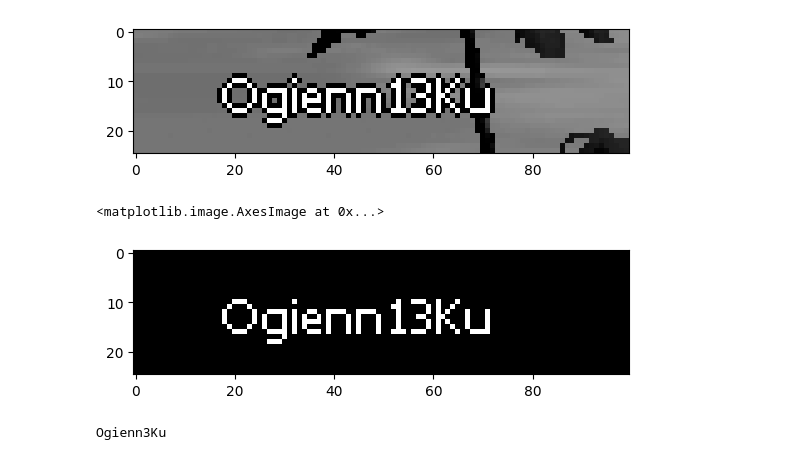
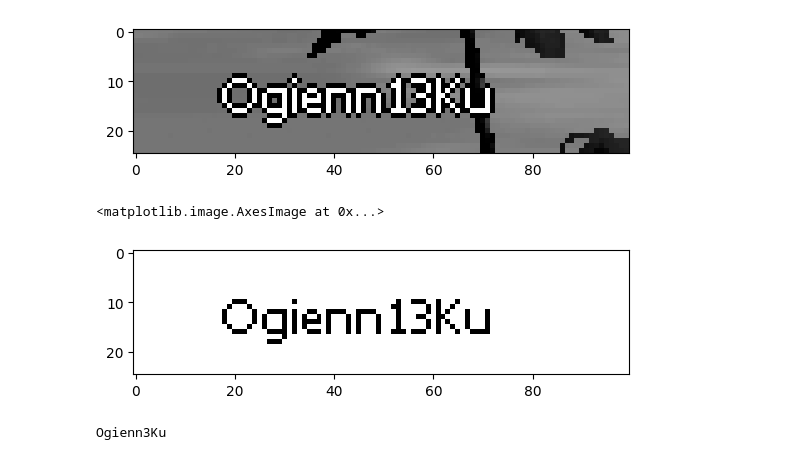
Before and after one commit to hkohko/random_shenags, a Jupyter notebook: small_text_ocr_pytesseract.ipynb, the cells around one changed output. Cells and saved outputs as stored; diff of their text form; code cells hidden in the pictures.

```diff
--- a/small_text_ocr_pytesseract.ipynb
+++ b/small_text_ocr_pytesseract.ipynb
@@ -29,11 +29,13 @@ plt.imshow(roi, "gray")
 # %%
 low = 200
 max_num = 255
 lower_thresh = tuple(low for _ in range(3))
 max_thresh = tuple(max_num for _ in range(3))
-_, thresh = cv.threshold(roi, low, max_num, cv.THRESH_BINARY)
-plt.imshow(thresh, "gray")
+_, thresh = cv.threshold(roi, low, max_num, cv.THRESH_BINARY_INV)
+cv.imwrite(str(APP_DIR.joinpath("img_dark.png")), thresh)
+thresh_gray = cv.cvtColor(thresh, cv.COLOR_BGR2RGB)
+plt.imshow(thresh_gray)
 # %% [output]
 <matplotlib.image.AxesImage at 0x...>
-[figure, old version]
+[figure, new version]
 # %%
```
Also changed, not shown: parts of 1 cell of this notebook.
